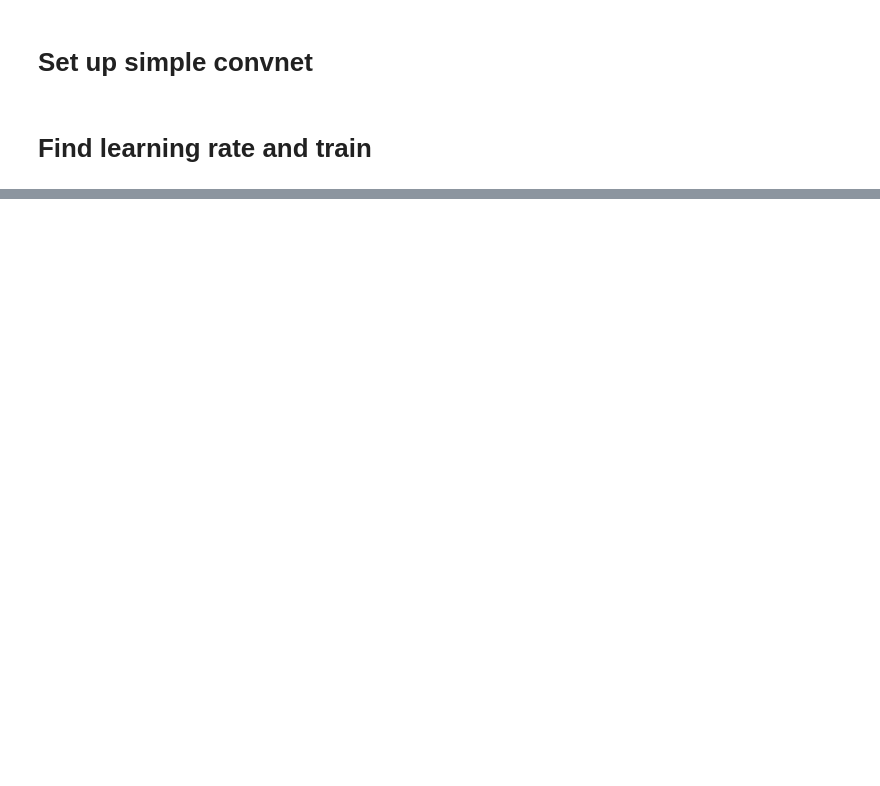
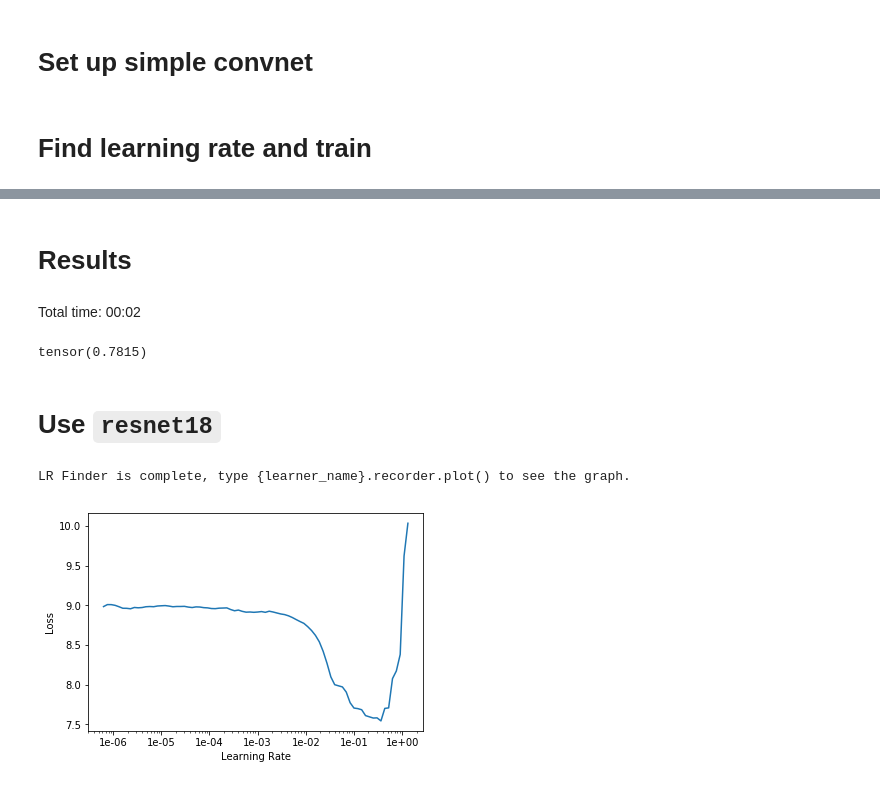
Before and after one commit to jwuphysics/convnet-demo, a Jupyter notebook: notebook/Metallicity prediction demo.ipynb, the cells around one changed output, grey strips where cells are left out. Cells and saved outputs as stored; diff of their text form; code cells hidden in the pictures; blank space fills up the shorter version.

```diff
--- a/notebook/Metallicity prediction demo.ipynb
+++ b/notebook/Metallicity prediction demo.ipynb
@@ -90,0 +134,20 @@ TypeError: object() takes no parameters
+# %% [markdown]
+# Results
+# %%
+Z_pred, Z_true = learn.TTA()
+# %% [output]
+Total time: 00:02
+# %%
+root_mean_squared_error(Z_pred, Z_true)
+# %% [output]
+tensor(0.7815)
+# %% [markdown]
+# Use `resnet18`
+# %%
+learn = create_cnn(data, arch=models.resnet18, pretrained=True, loss_func=root_mean_squared_error)
+# %%
+learn.lr_find(end_lr=10)
+learn.recorder.plot()
+# %% [output]
+LR Finder is complete, type {learner_name}.recorder.plot() to see the graph.
+[figure, added]
```
Also changed, not shown: parts of 15 cells of this notebook.
